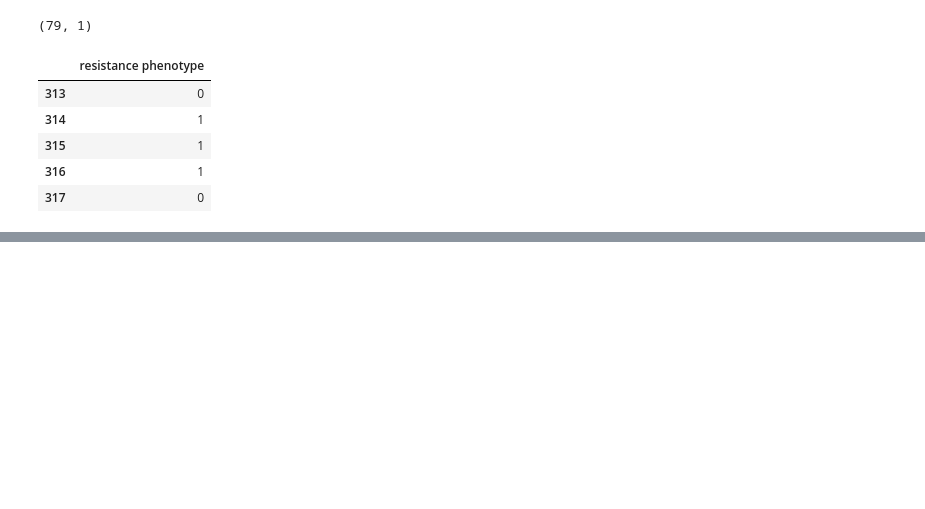
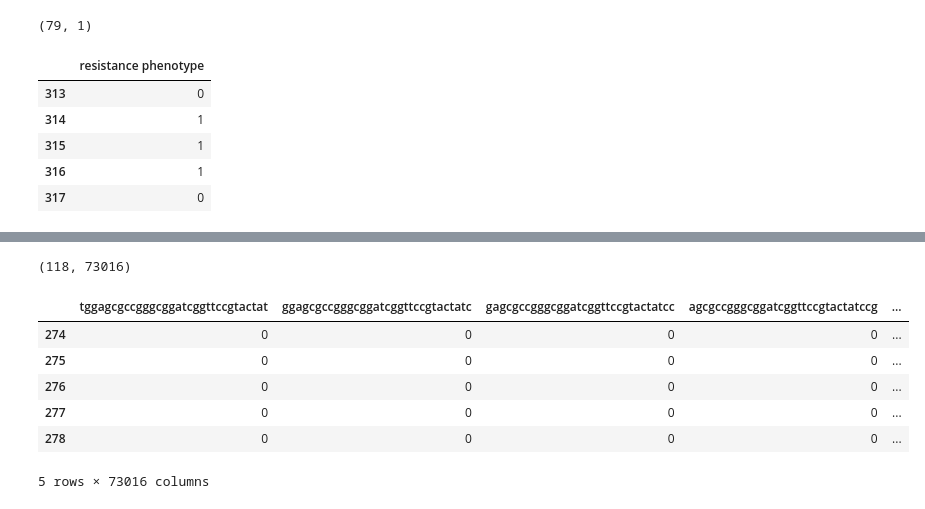
Before and after one commit to aarcher07/Predictive-Modeling-with-scikit-learn, a Jupyter notebook: 01_Preprocessing_ScikitLearn_with_Naive_Bayes_Classifier.ipynb, the cells around one changed output, grey strips where cells are left out. Drawn from its saved outputs; the diff is of its cells as text; code cells hidden in the pictures; blank space fills up the shorter version.

```diff
--- a/01_Preprocessing_ScikitLearn_with_Naive_Bayes_Classifier.ipynb
+++ b/01_Preprocessing_ScikitLearn_with_Naive_Bayes_Classifier.ipynb
@@ -326,0 +356,12 @@ Y_test_set.to_csv("datasets/Y_test_set",columns=['resistance phenotype'],index=F
+# %%
+print(test_set.shape)
+test_set.head()
+# %% [output]
+(118, 73016)
+|  | tggagcgccgggcggatcggttccgtactat | ggagcgccgggcggatcggttccgtactatc | gagcgccgggcggatcggttccgtactatcc | agcgccgggcggatcggttccgtactatccg | ... |
+| 274 | 0 | 0 | 0 | 0 | ... |
+| 275 | 0 | 0 | 0 | 0 | ... |
+| 276 | 0 | 0 | 0 | 0 | ... |
+| 277 | 0 | 0 | 0 | 0 | ... |
+| 278 | 0 | 0 | 0 | 0 | ... |
+5 rows × 73016 columns
```
Also changed, not shown: parts of 14 cells of this notebook, 3 other files.
